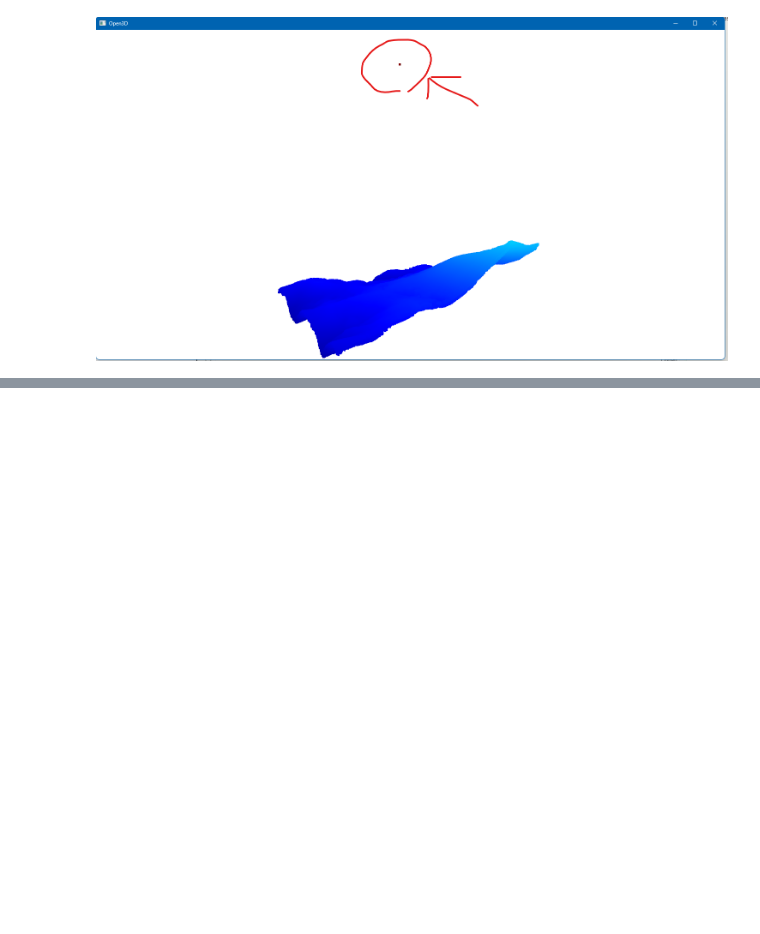
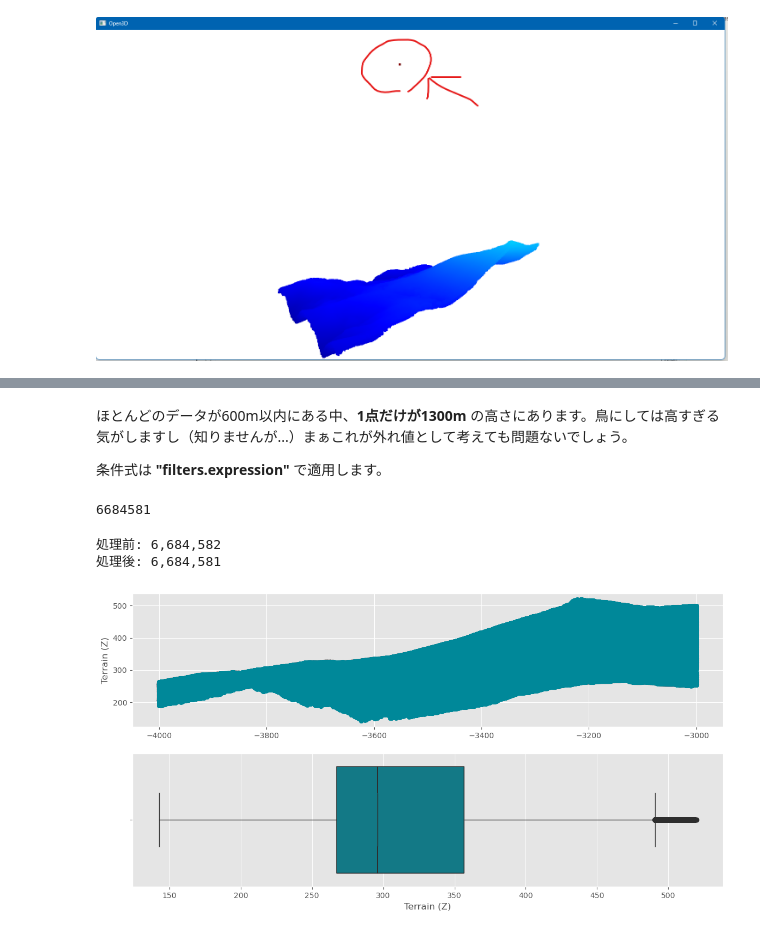
Before and after one commit to shingo405nagano/WriteZenn, a Jupyter notebook: notebooks/learn_lidar_session1_pdal.ipynb, the cells around one changed output, grey strips where cells are left out. Drawn from its saved outputs; the diff is of its cells as text; code cells hidden in the pictures; blank space fills up the shorter version.

```diff
--- a/notebooks/learn_lidar_session1_pdal.ipynb
+++ b/notebooks/learn_lidar_session1_pdal.ipynb
@@ -560,0 +462,51 @@ cax.xaxis.set_ticks_position("bottom")
+# %% [markdown]
+ほとんどのデータが600m以内にある中、**1点だけが1300m** の高さにあります。鳥にしては高すぎる気がしますし（知りませんが...）まぁこれが外れ値として考えても問題ないでしょう。
+
+条件式は **"filters.expression"** で適用します。
+# %%
+sentence = \
+    {
+        "pipeline": [
+            {
+                'type': 'readers.las',
+                'filename': IN_FILE_PATH,
+                'default_srs': IN_EPSG
+            },
+            {
+                "type":"filters.expression",
+                "expression":"(Z < 600)"
+            }
+        ]
+    }
+
+pipeline = pdal.Pipeline(json.dumps(sentence))
+pipeline.execute()
+# %% [output]
+6684581
+# %%
+df_outlier = pipeline.get_dataframe(idx=0)
+
+print(
+f"""
+処理前: {'{0:,}'.format(df.shape[0])}
+処理後: {'{0:,}'.format(df_outlier.shape[0])}
+""")
+# %% [output]
+処理前: 6,684,582
+処理後: 6,684,581
+# %%
+fig, ax = plt.subplots(nrows=2, figsize=(14, 7))
+
+ax[0].scatter(x=df_outlier['X'], y=df_outlier['Z'], c='#008899')
+ax[0].set_ylabel('Terrain (Z)')
+
+
+sns.boxplot(
+    x=df_outlier["Z"],
+    color='#008899',
+    notch=True,
+    ax=ax[1]
+)
+ax[1].set_xlabel('Terrain (Z)');
+# %% [output]
+[figure, added]
```
Also changed, not shown: parts of 59 cells of this notebook.
